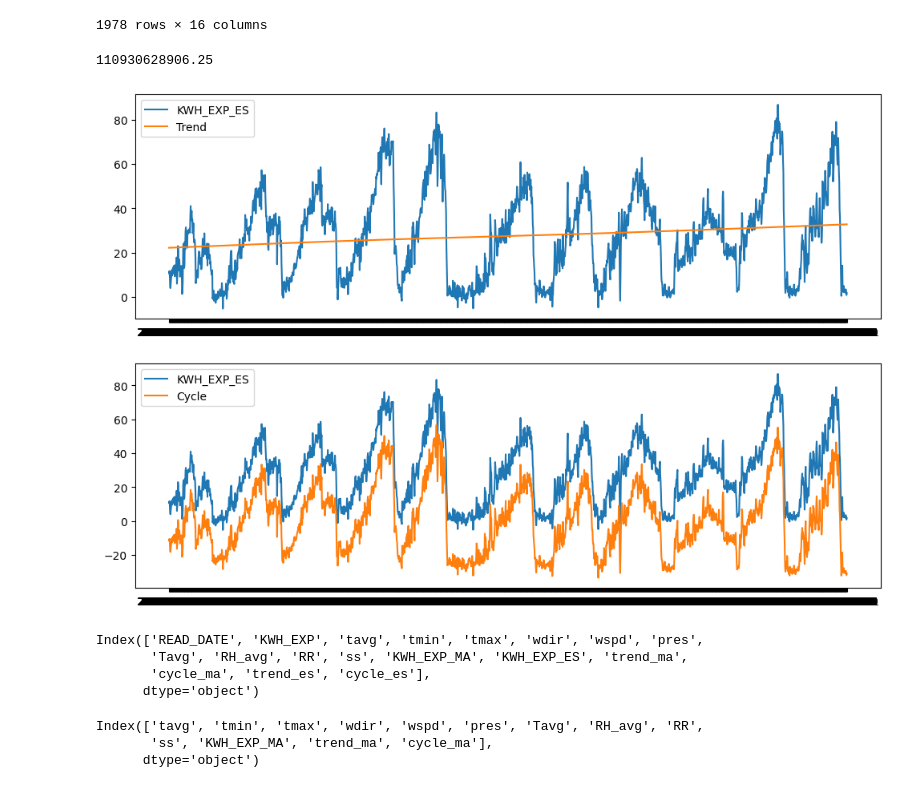
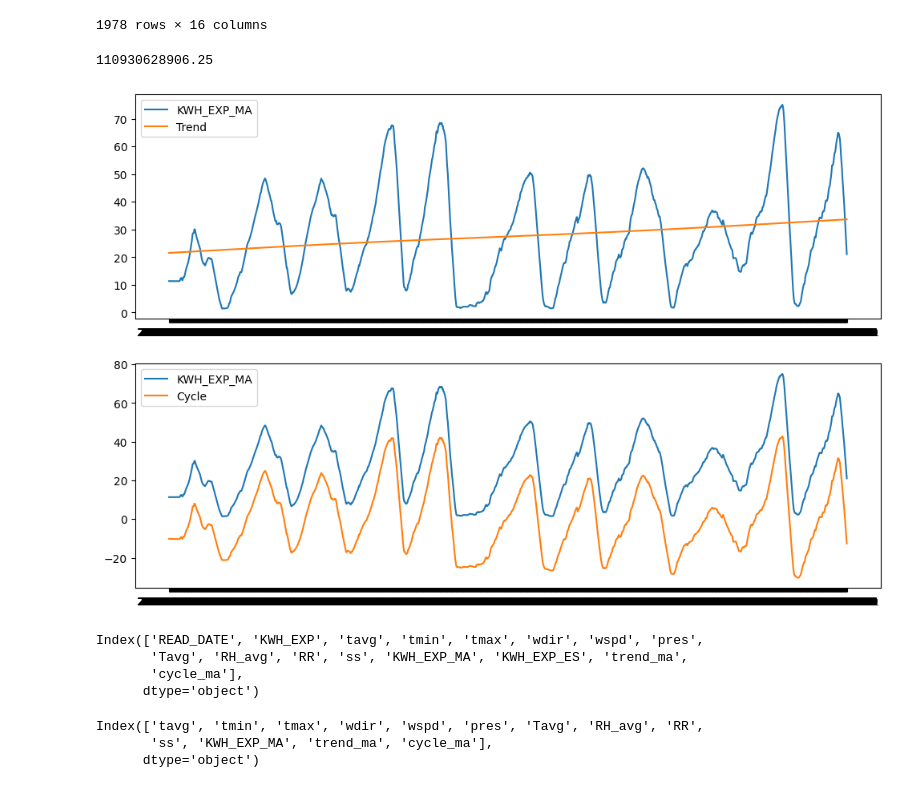
Before and after one commit to srikresna/electricity-usage-forecast, a Jupyter notebook: 442300170322/442300170322_daily_ga_ma.ipynb, the cells around one changed output. Saved outputs shown, nothing was run; the diff lists cells and outputs as text; code cells hidden in the pictures.

```diff
--- a/442300170322/442300170322_daily_ga_ma.ipynb
+++ b/442300170322/442300170322_daily_ga_ma.ipynb
@@ -159,40 +160,40 @@ df
 # %%
 # Menghitung nilai lambda untuk data harian berdasarkan aturan skala dari Ravn & Uhlig (2002)
 # Rumus umum:
 # lambda_new = lambda_base * (f_new / f_base) ** 4
 # Di mana:
 # - lambda_base = 1600 (untuk data kuartalan)
 # - f_base = 4 (frekuensi data kuartalan: 4 titik per tahun)
 # - f_new = 252 (jika hanya hari kerja) atau 365 (jika termasuk semua hari)
 
 # Perhitungan lambda untuk data harian (semua hari, 365 hari/tahun)
 lambda_daily_365 = 1600 * (365 / 4) ** 4  # Hasil: sekitar 69.3 x 10^9
 print(lambda_daily_365)
 # decompose menggunakan hpfilter
-cycle, trend = hpfilter(df['KWH_EXP_ES'], lamb=lambda_daily_365)
-df['trend_es'] = trend
-df['cycle_es'] = cycle
+cycle, trend = hpfilter(df['KWH_EXP_MA'], lamb=lambda_daily_365)
+df['trend_ma'] = trend
+df['cycle_ma'] = cycle
 
 # plot perbedaan data KWH_EXP dengan trend, KWH_EXP dengan cycle
 fig, ax = plt.subplots(2, 1, figsize=(12, 8))
-ax[0].plot(df['READ_DATE'], df['KWH_EXP_ES'], label='KWH_EXP_ES')
-ax[0].plot(df['READ_DATE'], df['trend_es'], label='Trend')
+ax[0].plot(df['READ_DATE'], df['KWH_EXP_MA'], label='KWH_EXP_MA')
+ax[0].plot(df['READ_DATE'], df['trend_ma'], label='Trend')
 ax[0].legend()
 
-ax[1].plot(df['READ_DATE'], df['KWH_EXP_ES'], label='KWH_EXP_ES')
-ax[1].plot(df['READ_DATE'], df['cycle_es'], label='Cycle')
+ax[1].plot(df['READ_DATE'], df['KWH_EXP_MA'], label='KWH_EXP_MA')
+ax[1].plot(df['READ_DATE'], df['cycle_ma'], label='Cycle')
 ax[1].legend()
 
 plt.show()
 # %% [output]
 110930628906.25
-[figure, old version]
+[figure, new version]
 # %%
 df.columns
 # %% [output]
 Index(['READ_DATE', 'KWH_EXP', 'tavg', 'tmin', 'tmax', 'wdir', 'wspd', 'pres',
        'Tavg', 'RH_avg', 'RR', 'ss', 'KWH_EXP_MA', 'KWH_EXP_ES', 'trend_ma',
-       'cycle_ma', 'trend_es', 'cycle_es'],
+       'cycle_ma'],
       dtype='object')
 # %%
 df.set_index('READ_DATE', inplace=True)
```
Also changed, not shown: parts of 10 cells of this notebook.
